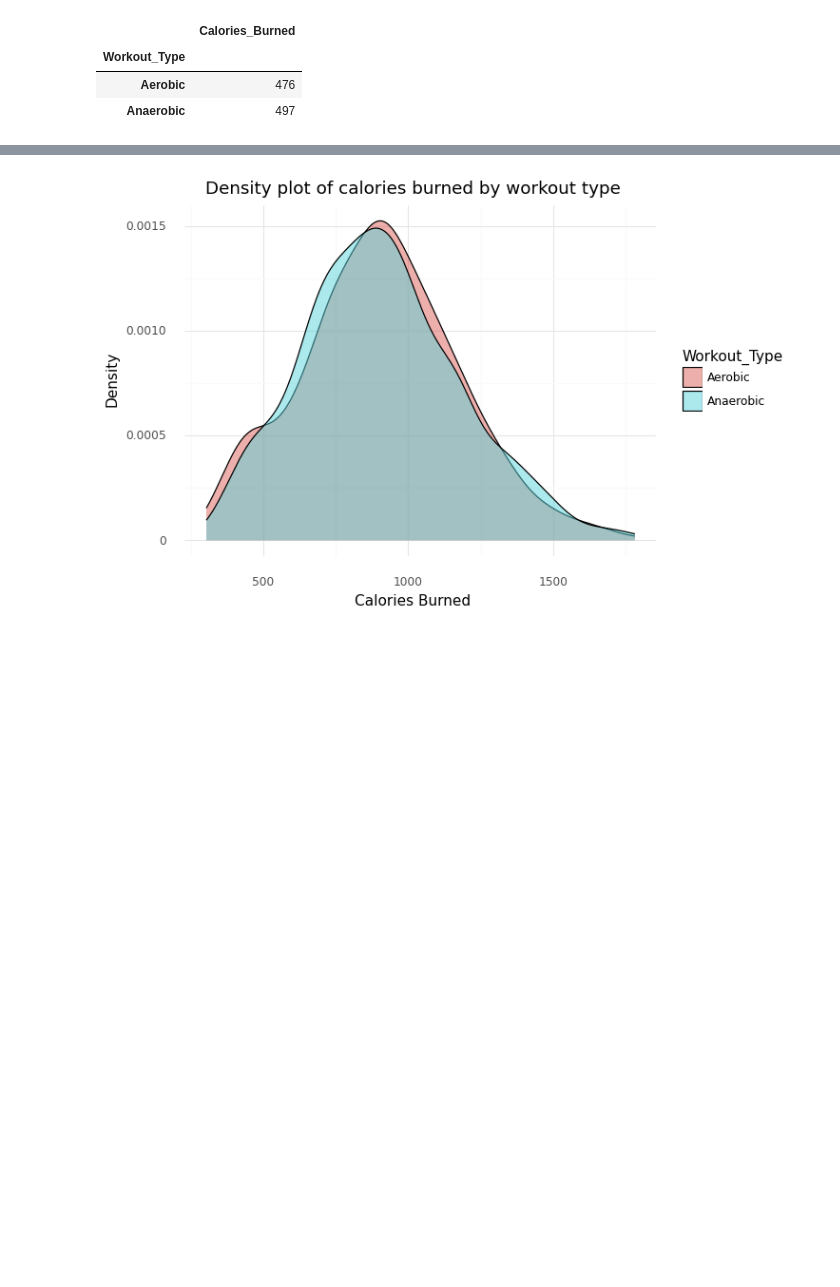
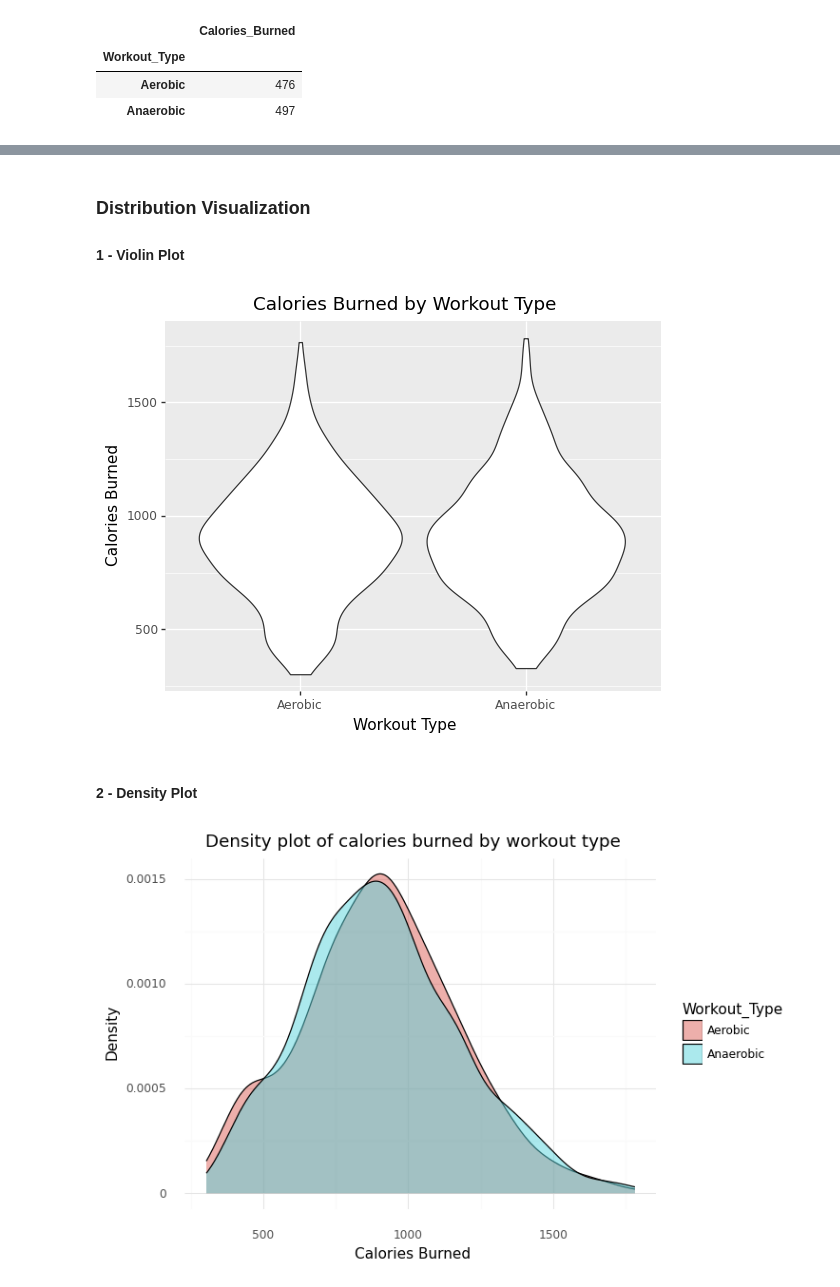
Before and after one commit to pdcos/ia376m_projeto_final, a Jupyter notebook: notebooks/calories_burned_by_exercise_type.ipynb, the cells around one changed output, grey strips where cells are left out. Cells and saved outputs as stored; diff of their text form; code cells hidden in the pictures; blank space fills up the shorter version.

```diff
--- a/notebooks/calories_burned_by_exercise_type.ipynb
+++ b/notebooks/calories_burned_by_exercise_type.ipynb
@@ -53,3 +126,20 @@ df_calories.groupby('Workout_Type').count()
+# %% [markdown]
+### Distribution Visualization
+
+#### 1 - Violin Plot
+# %%
+
+plot = (
+    ggplot(df_calories, aes(x='Workout_Type', y='Calories_Burned'))
+    + geom_violin()
+    + labs(title='Calories Burned by Workout Type', x='Workout Type', y='Calories Burned')
+)
+
+print(plot)
+# %% [output]
+[figure, added]
+# %% [markdown]
+#### 2 - Density Plot
 # %%
 # Plots the distribution of calories burned for each workout type
 
```
Also changed, not shown: parts of 18 cells of this notebook.
